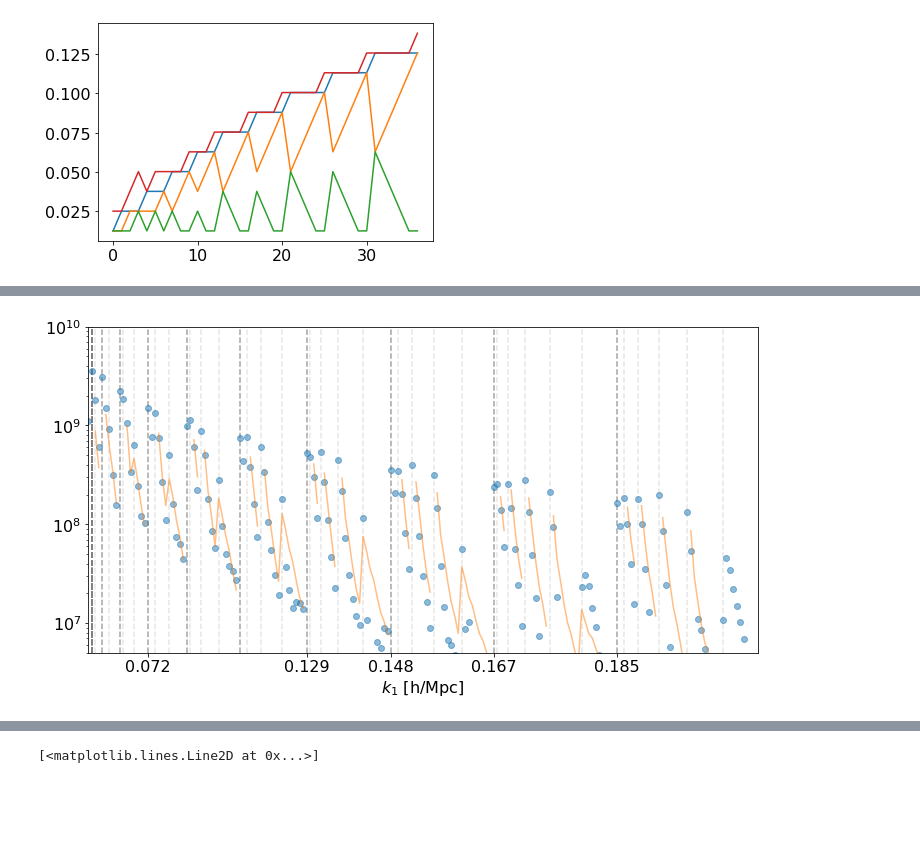
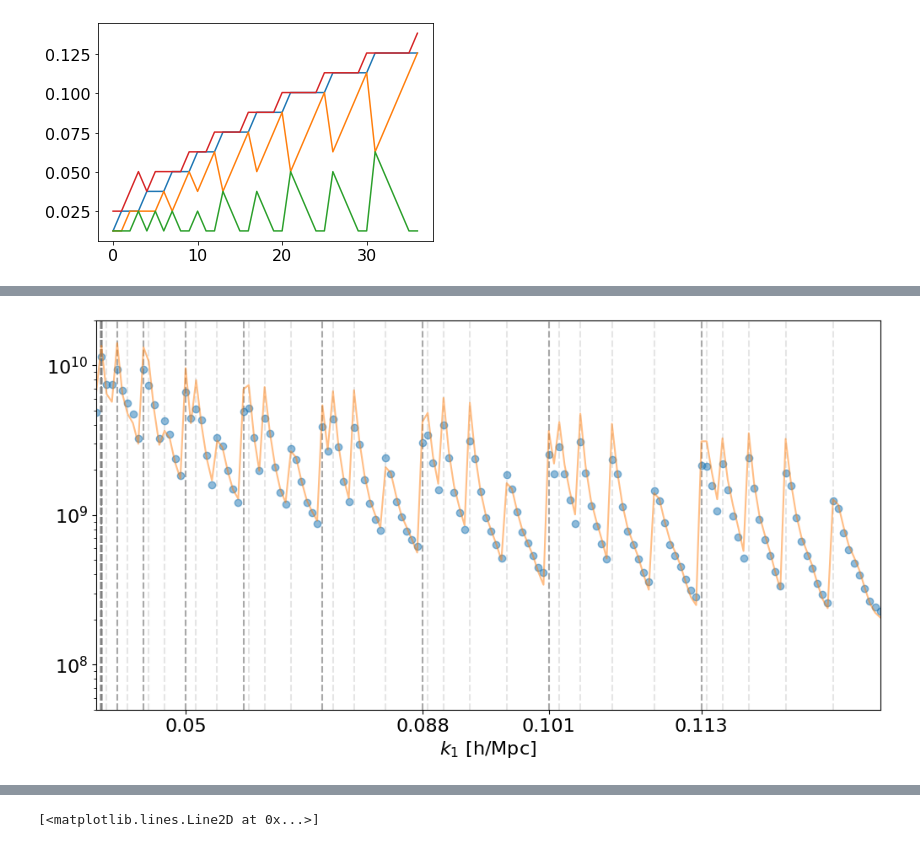
Before and after one commit to craddis1/PkBk, a Jupyter notebook: Notebooks/bk_2025.ipynb, the cells around one changed output, grey strips where cells are left out. Cells and saved outputs as stored; diff of their text form; code cells hidden in the pictures; blank space fills up the shorter version.

```diff
--- a/Notebooks/bk_2025.ipynb
+++ b/Notebooks/bk_2025.ipynb
@@ -484,0 +480,14 @@ plt.plot(ks)
+# %%
+import cosmo_wap as cw
+import cosmo_wap.bk as bk #import terms for the bispectrum
+import cosmo_wap.pk as pk #import terms for the powerspectrum
+from cosmo_wap.lib import utils
+
+#get planck comsology
+cosmo = utils.get_cosmo()
+#load preset surveys
+survey_params = cw.SurveyParams()
+# define k_max_func for forecasts
+kmax_func = lambda zz: 0.1 *cosmo_funcs.h*(1+zz)**(2/(2+cosmo_funcs.cosmo.get_current_derived_parameters(['n_s'])['n_s']))
+# get main class object - this is dependent on cosmology and survey so we will gather for different surveys
+cosmo_funcs = cw.ClassWAP(cosmo,[survey_params.DM_part(cosmo)],compute_bias=False)
@@ -485,17 +533,17 @@ plt.plot(ks)
 # %%
-k1, k2, k3,s123,mesh_index,tri_bool = plot_all(ks,ymin=5e+6,ymax=1e+10)
+k1, k2, k3,s123,mesh_index,tri_bool = plot_all(ks,ymin=5e+7,ymax=2e+10)
 
-obs = flat_bool(bk_test_avg["PP"]['l=2_[0, 0]'])*np.sqrt(4*np.pi/5)
+obs = flat_bool(bk_full_avg["PP"]['l=0'])*np.sqrt(4*np.pi)#/5
 
-theory = cw.integrate.ylm(bk.Bk_0,2,0,cosmo_funcs,k1,k2,k3,zz=0,sigma=4)
-theory2 = bk.Bk0.l2(cosmo_funcs,k1,k2,k3,zz=0)
+#theory = cw.integrate.ylm(bk.Bk_0,2,0,cosmo_funcs,k1,k2,k3,zz=0,sigma=4)
+theory2 = bk.NPP.l0(cosmo_funcs,k1,k2,k3,zz=0)
 plt.plot(np.arange(len(k3)),(obs),'o',alpha=0.5)
-plt.plot(np.arange(len(k3)),(theory),'-',alpha=0.5)
+plt.plot(np.arange(len(k3)),(theory2),'-',alpha=0.5)
 
 plt.plot(np.ones_like(obs),'k')
 plt.yscale('log')
 # %% [output]
-[figure, old version]
+[figure, new version]
 # %%
 k1, k2, k3,s123,mesh_index,tri_bool = plot_all(ks,ymin=5e+6,ymax=1e+10)
 
```
Also changed, not shown: parts of 27 cells of this notebook.
